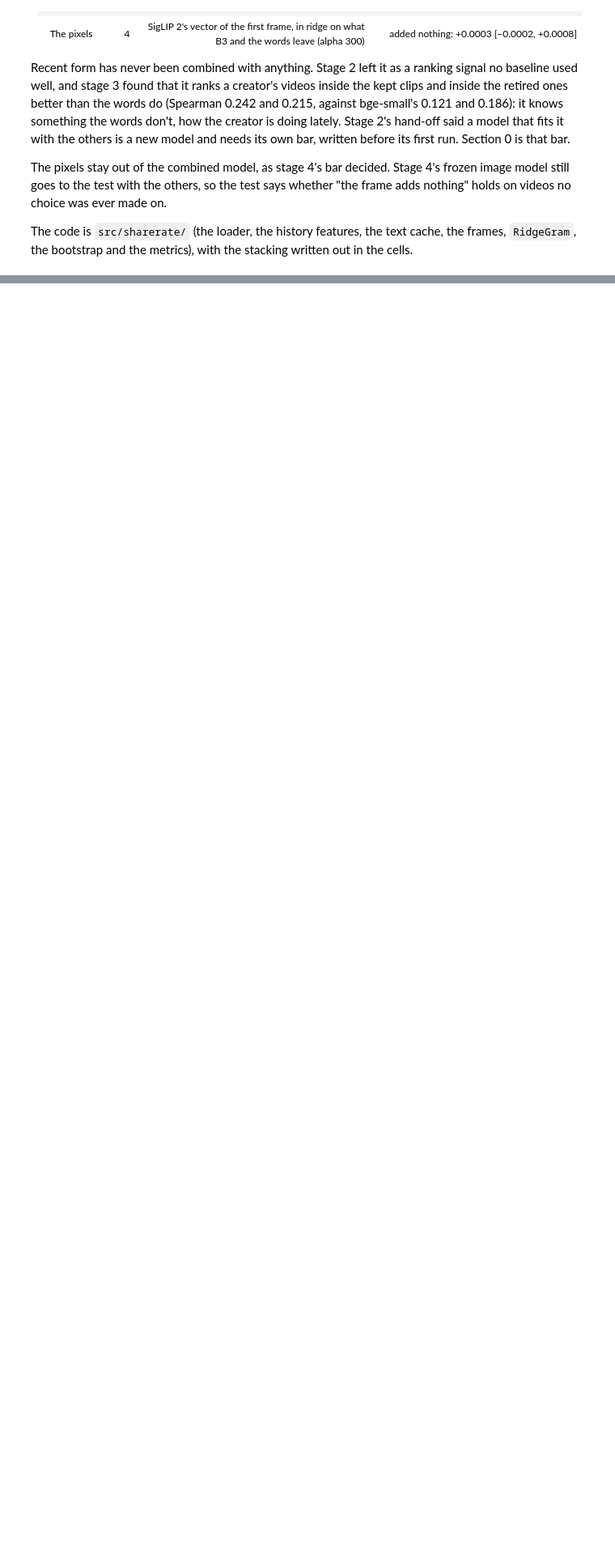
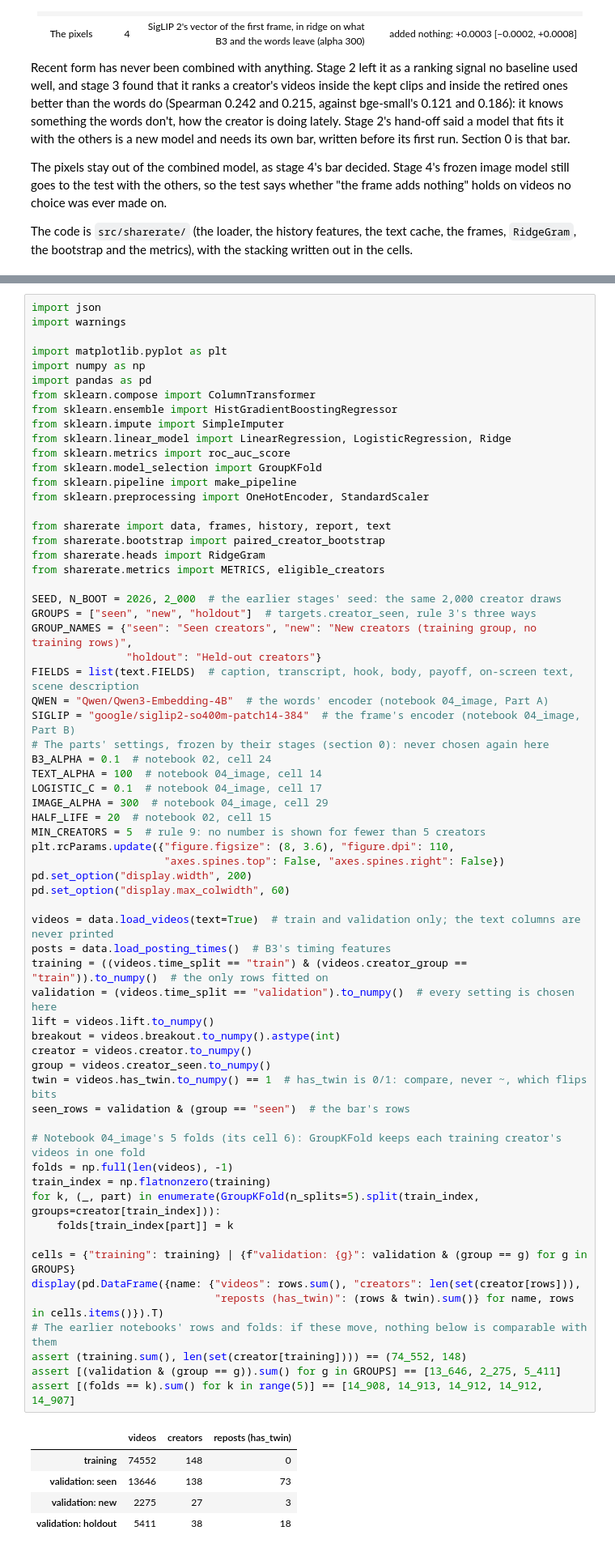
Before and after one commit to saricmilos/share-rate-prediction, a Jupyter notebook: notebooks/05_results.ipynb, the cells around one changed output, grey strips where cells are left out. Shown at 81% size. Drawn from its saved outputs; the diff is of its cells as text; blank space fills up the shorter version.

```diff
--- a/notebooks/05_results.ipynb
+++ b/notebooks/05_results.ipynb
@@ -76,0 +88,70 @@ This cell was written, and committed, before any combined model was fitted or sc
+# %%
+import json
+import warnings
+
+import matplotlib.pyplot as plt
+import numpy as np
+import pandas as pd
+from sklearn.compose import ColumnTransformer
+from sklearn.ensemble import HistGradientBoostingRegressor
+from sklearn.impute import SimpleImputer
+from sklearn.linear_model import LinearRegression, LogisticRegression, Ridge
+from sklearn.metrics import roc_auc_score
+from sklearn.model_selection import GroupKFold
+from sklearn.pipeline import make_pipeline
+from sklearn.preprocessing import OneHotEncoder, StandardScaler
+
+from sharerate import data, frames, history, report, text
+from sharerate.bootstrap import paired_creator_bootstrap
+from sharerate.heads import RidgeGram
+from sharerate.metrics import METRICS, eligible_creators
+
+SEED, N_BOOT = 2026, 2_000  # the earlier stages' seed: the same 2,000 creator draws
+GROUPS = ["seen", "new", "holdout"]  # targets.creator_seen, rule 3's three ways
+GROUP_NAMES = {"seen": "Seen creators", "new": "New creators (training group, no training rows)",
+               "holdout": "Held-out creators"}
+FIELDS = list(text.FIELDS)  # caption, transcript, hook, body, payoff, on-screen text, scene description
+QWEN = "Qwen/Qwen3-Embedding-4B"  # the words' encoder (notebook 04_image, Part A)
+SIGLIP = "google/siglip2-so400m-patch14-384"  # the frame's encoder (notebook 04_image, Part B)
+# The parts' settings, frozen by their stages (section 0): never chosen again here
+B3_ALPHA = 0.1  # notebook 02, cell 24
+TEXT_ALPHA = 100  # notebook 04_image, cell 14
+LOGISTIC_C = 0.1  # notebook 04_image, cell 17
+IMAGE_ALPHA = 300  # notebook 04_image, cell 29
+HALF_LIFE = 20  # notebook 02, cell 15
+MIN_CREATORS = 5  # rule 9: no number is shown for fewer than 5 creators
+plt.rcParams.update({"figure.figsize": (8, 3.6), "figure.dpi": 110,
+                     "axes.spines.top": False, "axes.spines.right": False})
+pd.set_option("display.width", 200)
+pd.set_option("display.max_colwidth", 60)
+
+videos = data.load_videos(text=True)  # train and validation only; the text columns are never printed
+posts = data.load_posting_times()  # B3's timing features
+training = ((videos.time_split == "train") & (videos.creator_group == "train")).to_numpy()  # the only rows fitted on
+validation = (videos.time_split == "validation").to_numpy()  # every setting is chosen here
+lift = videos.lift.to_numpy()
+breakout = videos.breakout.to_numpy().astype(int)
+creator = videos.creator.to_numpy()
+group = videos.creator_seen.to_numpy()
+twin = videos.has_twin.to_numpy() == 1  # has_twin is 0/1: compare, never ~, which flips bits
+seen_rows = validation & (group == "seen")  # the bar's rows
+
+# Notebook 04_image's 5 folds (its cell 6): GroupKFold keeps each training creator's videos in one fold
+folds = np.full(len(videos), -1)
+train_index = np.flatnonzero(training)
+for k, (_, part) in enumerate(GroupKFold(n_splits=5).split(train_index, groups=creator[train_index])):
+    folds[train_index[part]] = k
+
+cells = {"training": training} | {f"validation: {g}": validation & (group == g) for g in GROUPS}
+display(pd.DataFrame({name: {"videos": rows.sum(), "creators": len(set(creator[rows])),
+                             "reposts (has_twin)": (rows & twin).sum()} for name, rows in cells.items()}).T)
+# The earlier notebooks' rows and folds: if these move, nothing below is comparable with them
+assert (training.sum(), len(set(creator[training]))) == (74_552, 148)
+assert [(validation & (group == g)).sum() for g in GROUPS] == [13_646, 2_275, 5_411]
+assert [(folds == k).sum() for k in range(5)] == [14_908, 14_913, 14_912, 14_912, 14_907]
+# %% [output]
+|  | videos | creators | reposts (has_twin) |
+| training | 74552 | 148 | 0 |
+| validation: seen | 13646 | 138 | 73 |
+| validation: new | 2275 | 27 | 3 |
+| validation: holdout | 5411 | 38 | 18 |
```
Also changed, not shown: parts of 37 cells of this notebook, 1 other file.
